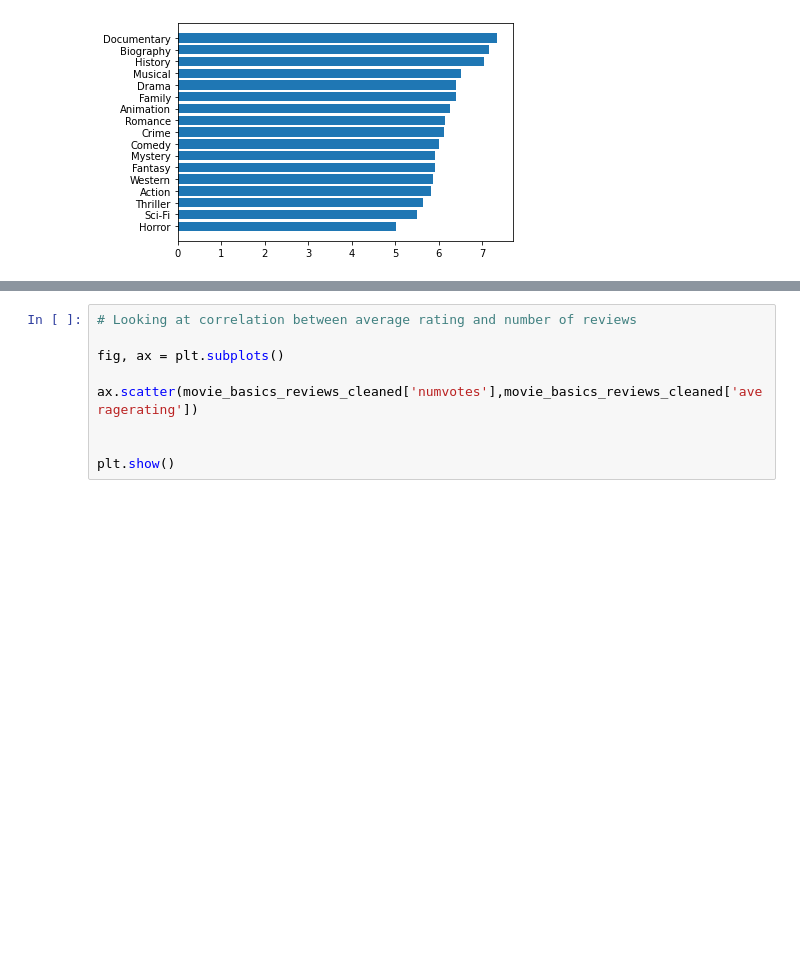
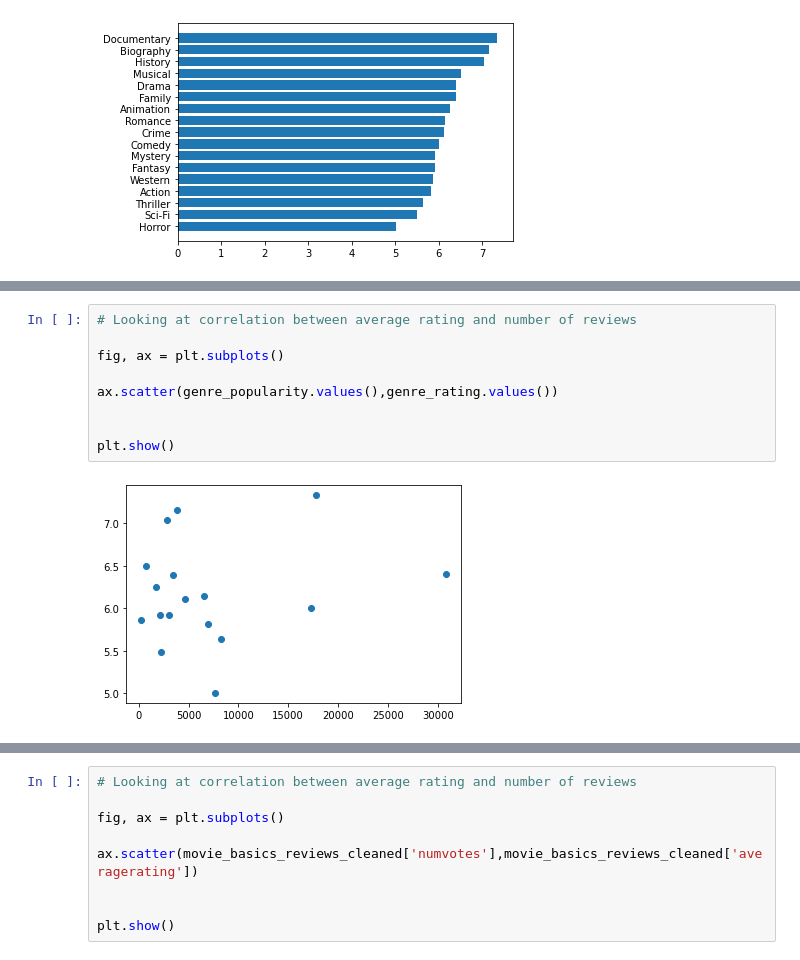
Before and after one commit to Meir-Alelov/Movie-Data-Analysis-and-Recs, a Jupyter notebook: Hanis-notebook.ipynb, the cells around one changed output, grey strips where cells are left out. Cells and saved outputs as stored; diff of their text form; blank space fills up the shorter version.

```diff
--- a/Hanis-notebook.ipynb
+++ b/Hanis-notebook.ipynb
@@ -373,0 +404,11 @@ plt.show()
+# %%
+# Looking at correlation between average rating and number of reviews
+
+fig, ax = plt.subplots()
+
+ax.scatter(genre_popularity.values(),genre_rating.values())
+
+
+plt.show()
+# %% [output]
+[figure, added]
```
Also changed, not shown: parts of 37 cells of this notebook.
